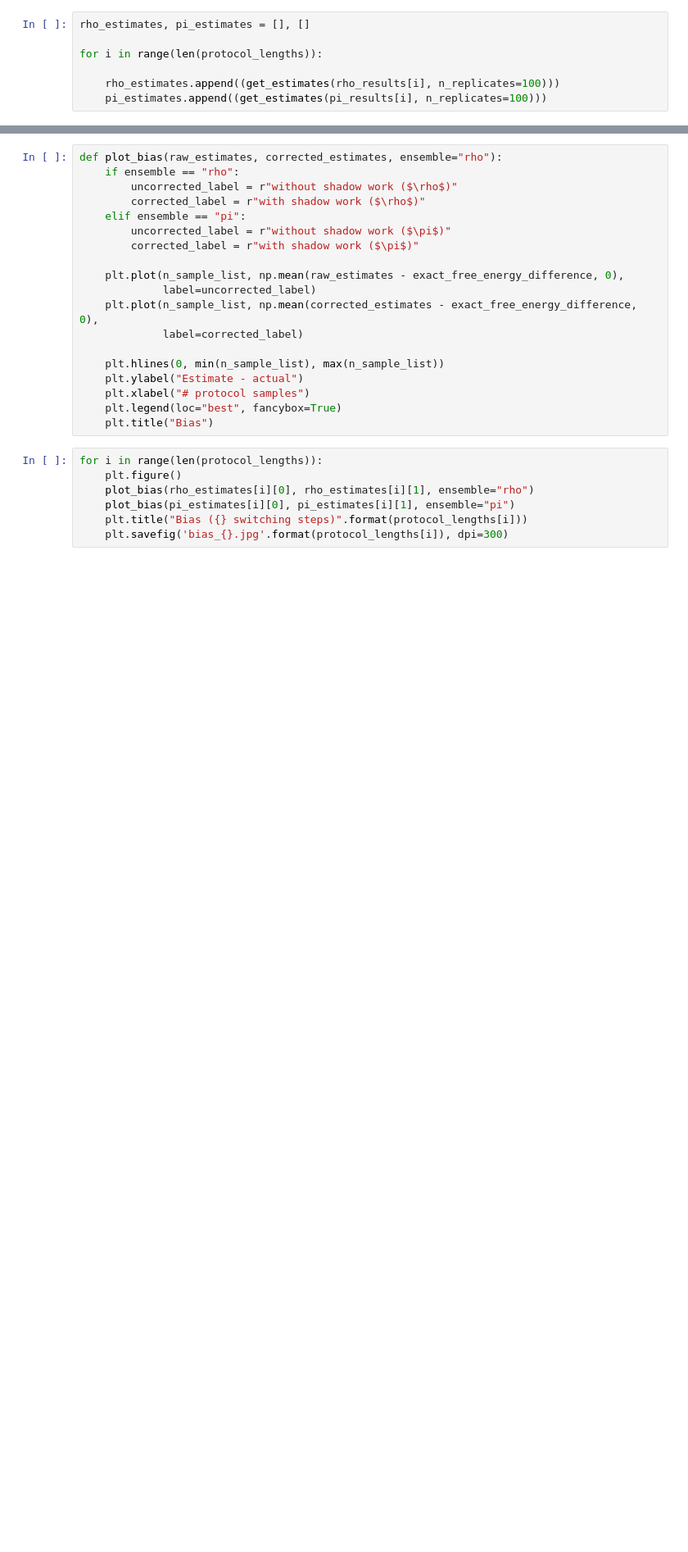
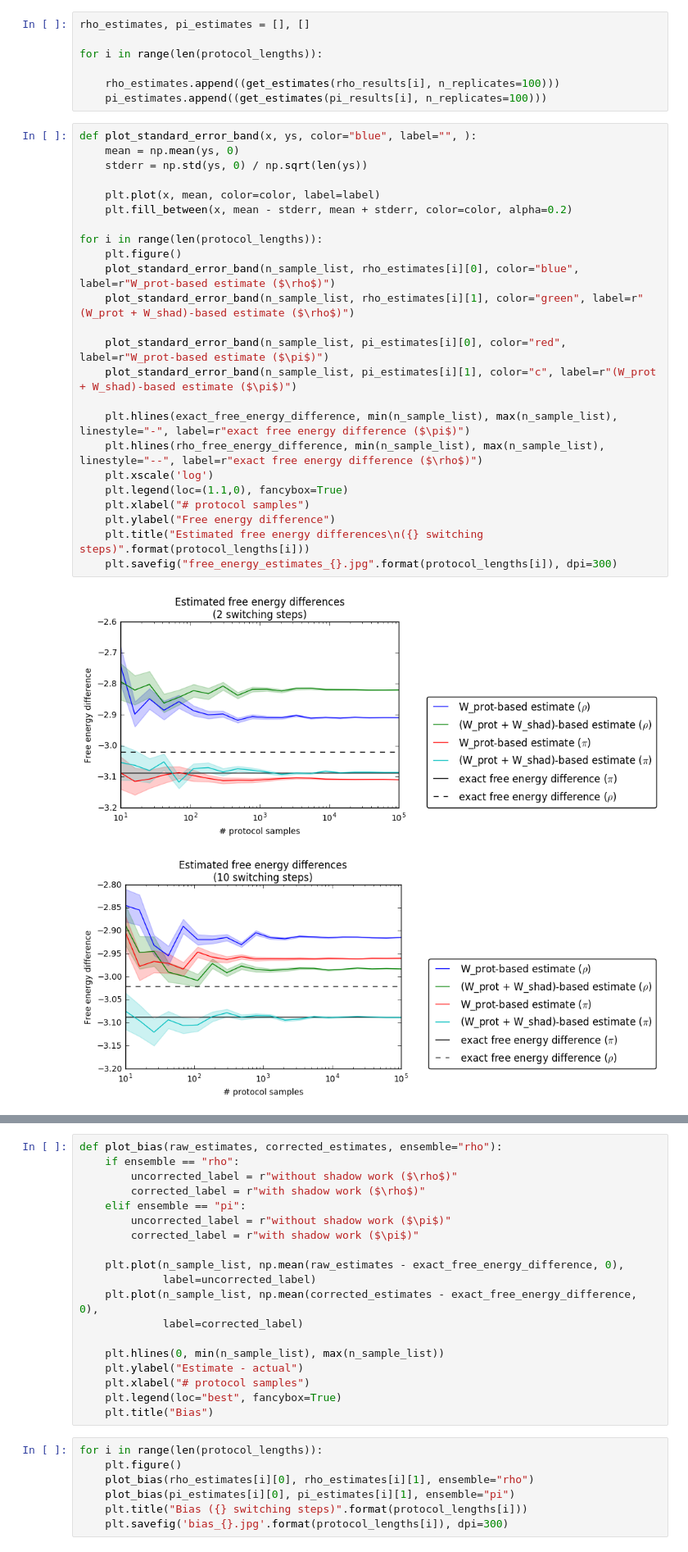
Before and after one commit to choderalab/importance-of-shadow-work, a Jupyter notebook: notebooks/Importance of shadow work- toy example.ipynb, the cells around one changed output, grey strips where cells are left out. Shown at 82% size. Saved outputs shown, nothing was run; the diff lists cells and outputs as text; blank space fills up the shorter version.

```diff
--- a/notebooks/Importance of shadow work- toy example.ipynb
+++ b/notebooks/Importance of shadow work- toy example.ipynb
@@ -417,3 +458,30 @@ for i in range(len(protocol_lengths)):
 
     rho_estimates.append((get_estimates(rho_results[i], n_replicates=100)))
     pi_estimates.append((get_estimates(pi_results[i], n_replicates=100)))
+# %%
+def plot_standard_error_band(x, ys, color="blue", label="", ):
+    mean = np.mean(ys, 0)
+    stderr = np.std(ys, 0) / np.sqrt(len(ys))
+
+    plt.plot(x, mean, color=color, label=label)
+    plt.fill_between(x, mean - stderr, mean + stderr, color=color, alpha=0.2)
+
+for i in range(len(protocol_lengths)):
+    plt.figure()
+    plot_standard_error_band(n_sample_list, rho_estimates[i][0], color="blue", label=r"W_prot-based estimate ($\rho$)")
+    plot_standard_error_band(n_sample_list, rho_estimates[i][1], color="green", label=r"(W_prot + W_shad)-based estimate ($\rho$)")
+
+    plot_standard_error_band(n_sample_list, pi_estimates[i][0], color="red", label=r"W_prot-based estimate ($\pi$)")
+    plot_standard_error_band(n_sample_list, pi_estimates[i][1], color="c", label=r"(W_prot + W_shad)-based estimate ($\pi$)")
+
+    plt.hlines(exact_free_energy_difference, min(n_sample_list), max(n_sample_list), linestyle="-", label=r"exact free energy difference ($\pi$)")
+    plt.hlines(rho_free_energy_difference, min(n_sample_list), max(n_sample_list), linestyle="--", label=r"exact free energy difference ($\rho$)")
+    plt.xscale('log')
+    plt.legend(loc=(1.1,0), fancybox=True)
+    plt.xlabel("# protocol samples")
+    plt.ylabel("Free energy difference")
+    plt.title("Estimated free energy differences\n({} switching steps)".format(protocol_lengths[i]))
+    plt.savefig("free_energy_estimates_{}.jpg".format(protocol_lengths[i]), dpi=300)
+# %% [output]
+[figure, added]
+[figure, added]
```
Also changed, not shown: parts of 10 cells of this notebook, 5 other files.
